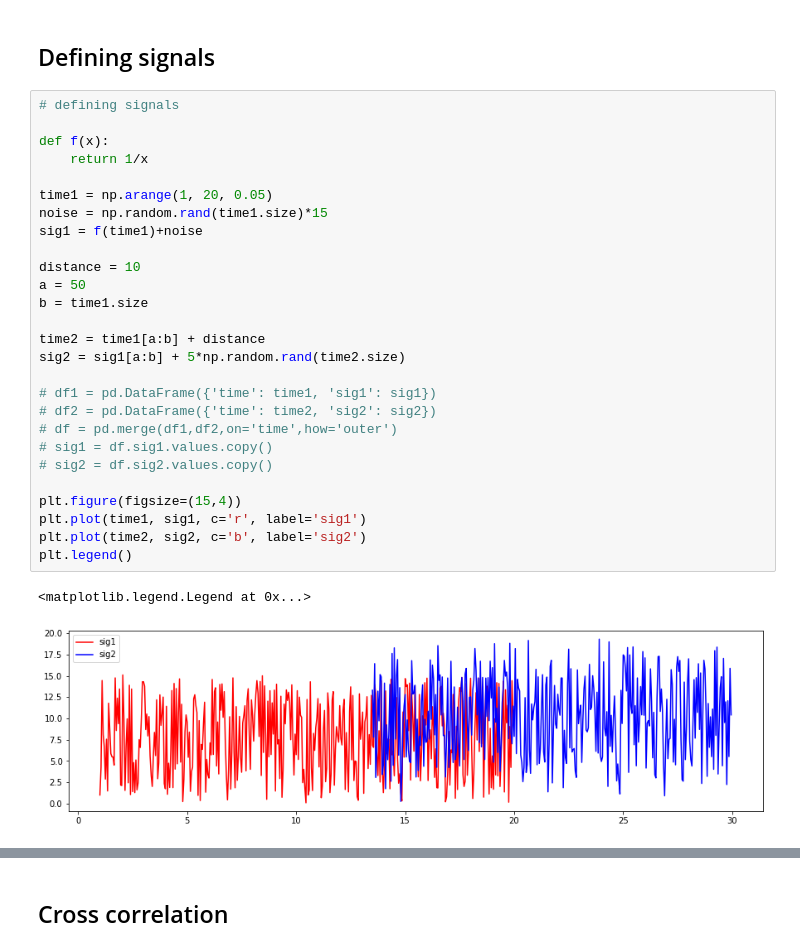
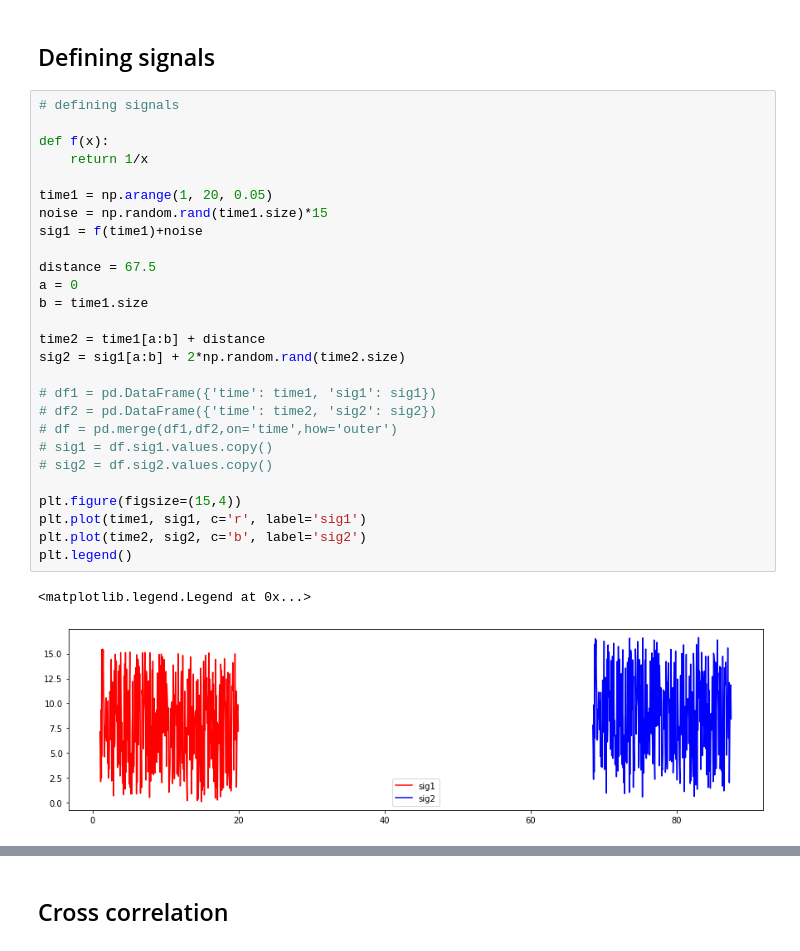
Before and after one commit to Vitsalq/signal_sync, a Jupyter notebook: synchronising_signals.ipynb, the cells around one changed output, grey strips where cells are left out. Saved outputs shown, nothing was run; the diff lists cells and outputs as text.

```diff
--- a/synchronising_signals.ipynb
+++ b/synchronising_signals.ipynb
@@ -42,31 +231,31 @@ def aggregate(signal, time, interval, f=np.mean):
 # %%
 # defining signals
 
 def f(x):
     return 1/x
 
 time1 = np.arange(1, 20, 0.05)
 noise = np.random.rand(time1.size)*15
 sig1 = f(time1)+noise
 
-distance = 10
-a = 50
+distance = 67.5
+a = 0
 b = time1.size
 
 time2 = time1[a:b] + distance
-sig2 = sig1[a:b] + 5*np.random.rand(time2.size)
+sig2 = sig1[a:b] + 2*np.random.rand(time2.size)
 
 # df1 = pd.DataFrame({'time': time1, 'sig1': sig1})
 # df2 = pd.DataFrame({'time': time2, 'sig2': sig2})
 # df = pd.merge(df1,df2,on='time',how='outer')
 # sig1 = df.sig1.values.copy()
 # sig2 = df.sig2.values.copy()
 
 plt.figure(figsize=(15,4))
 plt.plot(time1, sig1, c='r', label='sig1')
 plt.plot(time2, sig2, c='b', label='sig2')
 plt.legend()
 # %% [output]
 <matplotlib.legend.Legend at 0x...>
-[figure, old version]
+[figure, new version]
 # %%
```
Also changed, not shown: parts of 46 cells of this notebook.
